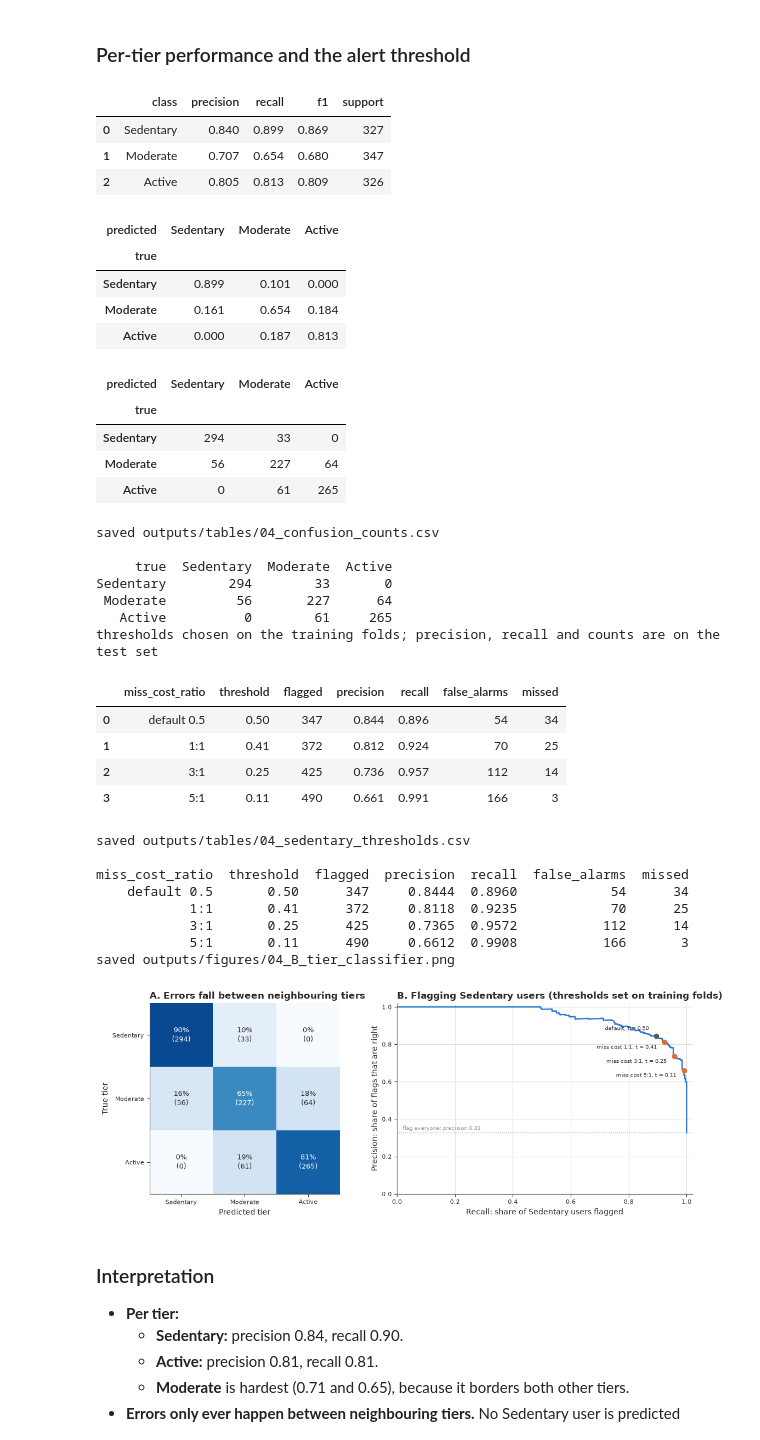
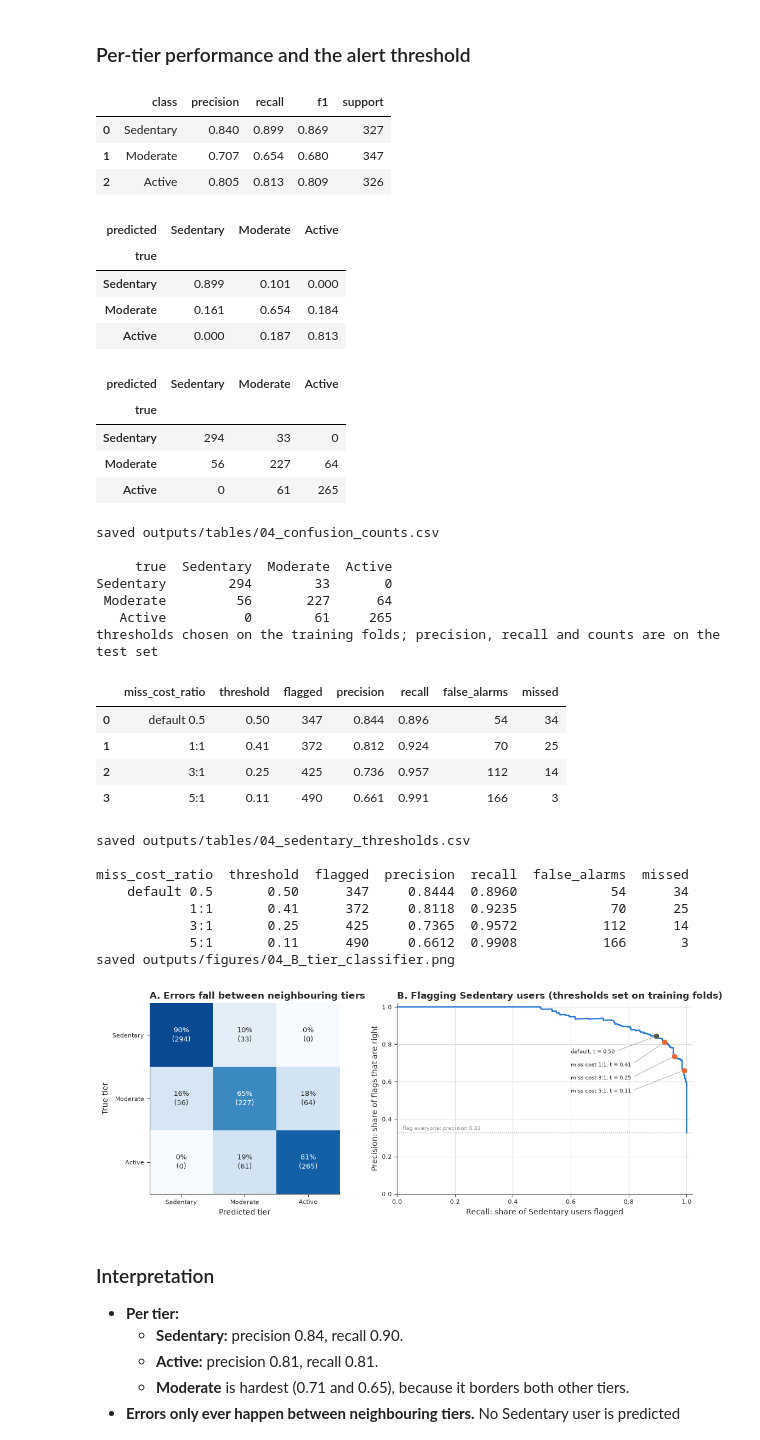
Before and after one commit to eirikrbe/MSE803-DA, a Jupyter notebook: Ass 2/Ass2-Fitness/notebooks/Ass2-Fitness_04_modeling.ipynb, the cells around one changed output. Drawn from its saved outputs; the diff is of its cells as text; code cells hidden in the pictures.

```diff
--- a/Ass 2/Ass2-Fitness/notebooks/Ass2-Fitness_04_modeling.ipynb
+++ b/Ass 2/Ass2-Fitness/notebooks/Ass2-Fitness_04_modeling.ipynb
@@ -739,12 +738,14 @@ ax.set_xlabel('Predicted tier'); ax.set_ylabel('True tier'); ax.grid(False)
 ax.set_title('A. Errors fall between neighbouring tiers')
 ax = axes[1]
 ax.plot(rec, prec, color=PALETTE['accent'], lw=1.8)
-for r in op.itertuples():
+# Labels sit in the empty area under the curve, joined to their points by thin leader lines
+for r, y_text in zip(op.sort_values('threshold', ascending=False).itertuples(), [0.76, 0.69, 0.62, 0.55]):
     is_default = r.miss_cost_ratio == 'default 0.5'
     label = 'default, t = 0.50' if is_default else f'miss cost {r.miss_cost_ratio}, t = {r.threshold:.2f}'
-    ax.plot(r.recall, r.precision, 'o', color=PALETTE['rule'] if is_default else PALETTE['alert'], ms=6)
-    ax.annotate(label, (r.recall, r.precision), xytext=(-10, 6 if is_default else -3), textcoords='offset points',
-                fontsize=7.5, ha='right', va='bottom' if is_default else 'top')
+    ax.plot(r.recall, r.precision, 'o', color=PALETTE['rule'] if is_default else PALETTE['alert'], ms=6, zorder=3)
+    ax.annotate(label, (r.recall, r.precision), xytext=(0.60, y_text), textcoords='data',
+                fontsize=7.5, ha='left', va='center',
+                arrowprops=dict(arrowstyle='-', lw=0.6, color=PALETTE['baseline'], shrinkA=3, shrinkB=4, relpos=(1, 0.5)))
 ax.axhline(y_sed.mean(), color=PALETTE['baseline'], ls=':', lw=1)
 ax.text(0.02, y_sed.mean() + 0.015, f'flag everyone: precision {y_sed.mean():.2f}', fontsize=7.5, color=PALETTE['baseline'])
 ax.set_xlim(0, 1.02); ax.set_ylim(0, 1.02)
@@ -761,34 +762,34 @@ plt.show()
 | predicted | Sedentary | Moderate | Active |
 | true |  |  |  |
 | Sedentary | 0.899 | 0.101 | 0.000 |
 | Moderate | 0.161 | 0.654 | 0.184 |
 | Active | 0.000 | 0.187 | 0.813 |
 | predicted | Sedentary | Moderate | Active |
 | true |  |  |  |
 | Sedentary | 294 | 33 | 0 |
 | Moderate | 56 | 227 | 64 |
 | Active | 0 | 61 | 265 |
 saved outputs/tables/04_confusion_counts.csv
 
      true  Sedentary  Moderate  Active
 Sedentary        294        33       0
  Moderate         56       227      64
    Active          0        61     265
 thresholds chosen on the training folds; precision, recall and counts are on the test set
 |  | miss_cost_ratio | threshold | flagged | precision | recall | false_alarms | missed |
 | 0 | default 0.5 | 0.50 | 347 | 0.844 | 0.896 | 54 | 34 |
 | 1 | 1:1 | 0.41 | 372 | 0.812 | 0.924 | 70 | 25 |
 | 2 | 3:1 | 0.25 | 425 | 0.736 | 0.957 | 112 | 14 |
 | 3 | 5:1 | 0.11 | 490 | 0.661 | 0.991 | 166 | 3 |
 saved outputs/tables/04_sedentary_thresholds.csv
 
 miss_cost_ratio  threshold  flagged  precision  recall  false_alarms  missed
     default 0.5       0.50      347     0.8444  0.8960            54      34
             1:1       0.41      372     0.8118  0.9235            70      25
             3:1       0.25      425     0.7365  0.9572           112      14
             5:1       0.11      490     0.6612  0.9908           166       3
 saved outputs/figures/04_B_tier_classifier.png
-[figure, old version]
+[figure, new version]
 # %% [markdown]
 ### Interpretation
 
```
Also changed, not shown: parts of 2 cells of this notebook, 7 other files.
